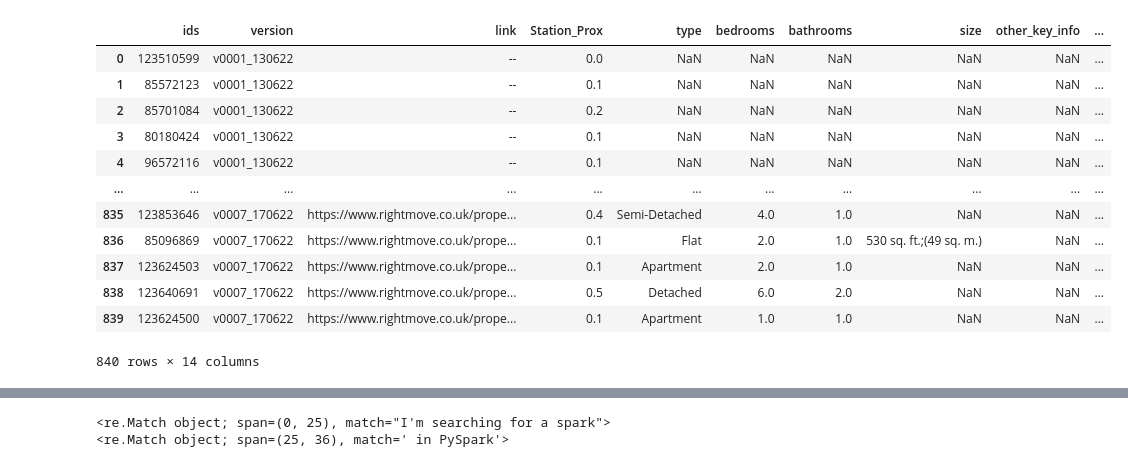
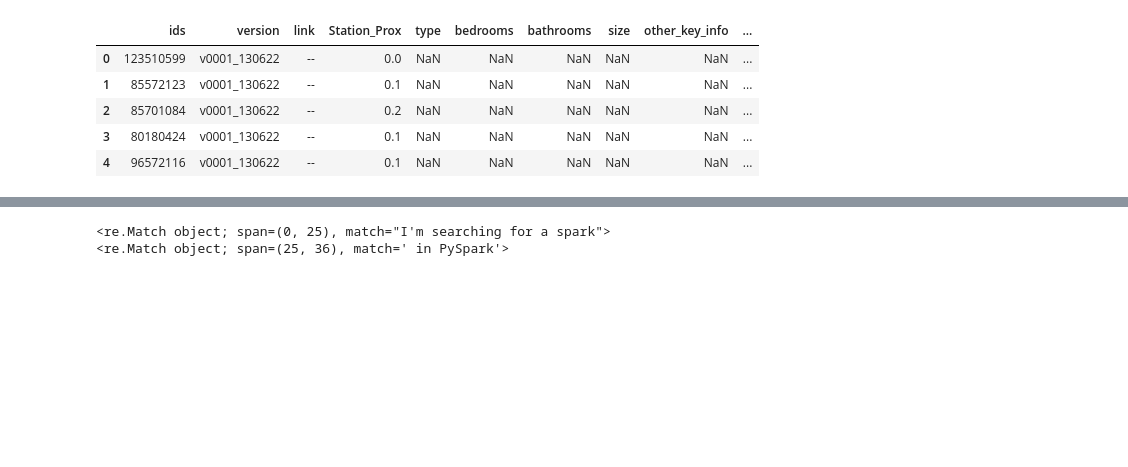
Before and after one commit to jayportfolio/capstone_prep, a Jupyter notebook: scrape_site/4_data_exploration_mission.ipynb, the cells around one changed output, grey strips where cells are left out. Saved outputs shown, nothing was run; the diff lists cells and outputs as text; code cells hidden in the pictures; blank space fills up the shorter version.

```diff
--- a/scrape_site/4_data_exploration_mission.ipynb
+++ b/scrape_site/4_data_exploration_mission.ipynb
@@ -2,6 +2,9 @@
 import re
 
 import pandas as pd
+# %%
+LISTING_ENRICHED_FILE = "scraped/working/listings_data_enriched.csv"
+LISTING_BASIC_FILE = "scraped/working/listings_data_basic.csv"
 # %%
 #df_original = pd.read_csv("scraped/sales_data.csv")
 #df1 = pd.read_csv("../datacamp/listings_data_basic.csv")
@@ -24,20 +21,13 @@ df1
 # %%
 #df2 = pd.read_csv("../datacamp/listings_data_enriched.csv")
-df2 = pd.read_csv("scraped/listings_data_enriched.csv")
-df2
+df2 = pd.read_csv(LISTING_ENRICHED_FILE)
+df2.head()
 # %% [output]
 |  | ids | version | link | Station_Prox | type | bedrooms | bathrooms | size | other_key_info | ... |
 | 0 | 123510599 | v0001_130622 | -- | 0.0 | NaN | NaN | NaN | NaN | NaN | ... |
 | 1 | 85572123 | v0001_130622 | -- | 0.1 | NaN | NaN | NaN | NaN | NaN | ... |
 | 2 | 85701084 | v0001_130622 | -- | 0.2 | NaN | NaN | NaN | NaN | NaN | ... |
 | 3 | 80180424 | v0001_130622 | -- | 0.1 | NaN | NaN | NaN | NaN | NaN | ... |
 | 4 | 96572116 | v0001_130622 | -- | 0.1 | NaN | NaN | NaN | NaN | NaN | ... |
-| ... | ... | ... | ... | ... | ... | ... | ... | ... | ... | ... |
-| 835 | 123853646 | v0007_170622 | https://www.rightmove.co.uk/prope... | 0.4 | Semi-Detached | 4.0 | 1.0 | NaN | NaN | ... |
-| 836 | 85096869 | v0007_170622 | https://www.rightmove.co.uk/prope... | 0.1 | Flat | 2.0 | 1.0 | 530 sq. ft.;(49 sq. m.) | NaN | ... |
-| 837 | 123624503 | v0007_170622 | https://www.rightmove.co.uk/prope... | 0.1 | Apartment | 2.0 | 1.0 | NaN | NaN | ... |
-| 838 | 123640691 | v0007_170622 | https://www.rightmove.co.uk/prope... | 0.5 | Detached | 6.0 | 2.0 | NaN | NaN | ... |
-| 839 | 123624500 | v0007_170622 | https://www.rightmove.co.uk/prope... | 0.1 | Apartment | 1.0 | 1.0 | NaN | NaN | ... |
-840 rows × 14 columns
 # %%
 df_original = df1.merge(df2, left_on='ids',right_on='ids', suffixes=('_head','_indiv'))
```
Also changed, not shown: parts of 22 cells of this notebook, 2 other files.
